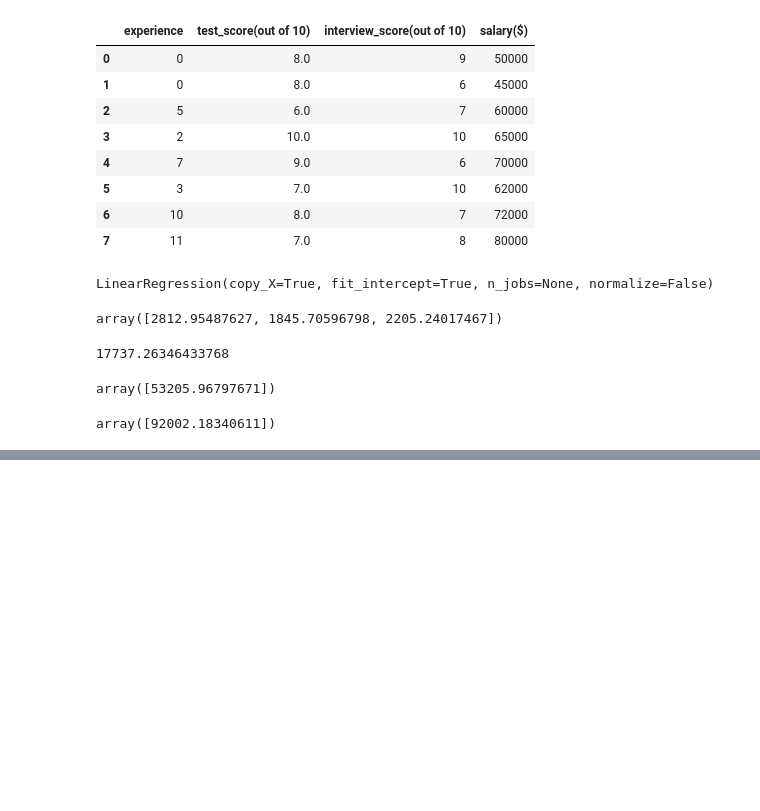
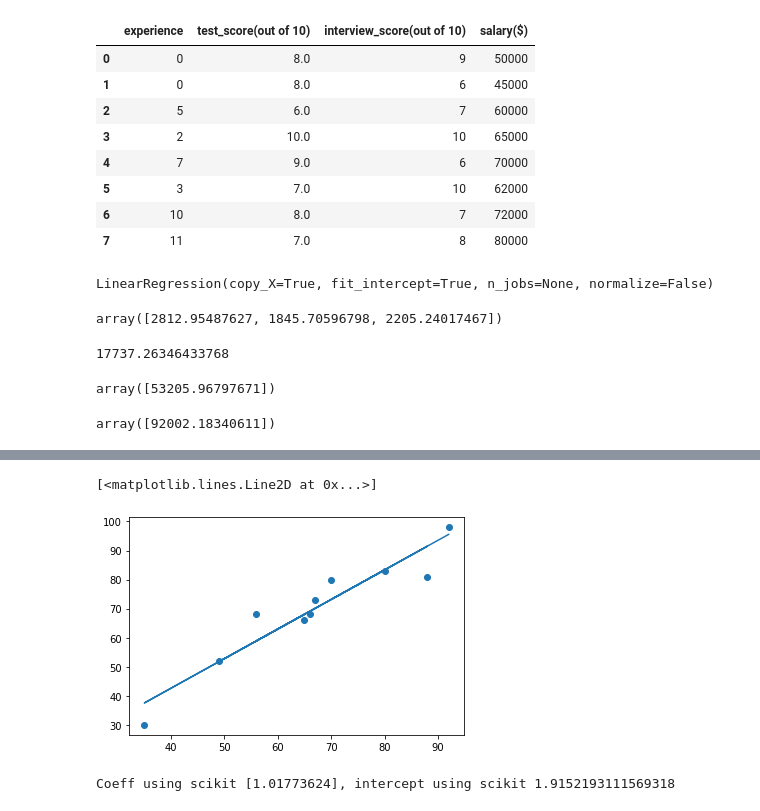
Before and after one commit to Ramesh-KumarGO/Python_hands_on, a Jupyter notebook: ML_Linear model.ipynb, the cells around one changed output, grey strips where cells are left out. Cells and saved outputs as stored; diff of their text form; code cells hidden in the pictures; blank space fills up the shorter version.

```diff
--- a/ML_Linear model.ipynb
+++ b/ML_Linear model.ipynb
@@ -125,0 +171,10 @@ array([92002.18340611])
+# %%
+plt.scatter(x,y)
+plt.plot(df_ts[['math']], reg_ts.predict(df_ts[['math']]))
+# %% [output]
+[<matplotlib.lines.Line2D at 0x...>]
+[figure, added]
+# %%
+print('Coeff using scikit {}, intercept using scikit {}'. format(reg_ts.coef_, reg_ts.intercept_))
+# %% [output]
+Coeff using scikit [1.01773624], intercept using scikit 1.9152193111569318
```
Also changed, not shown: parts of 10 cells of this notebook.
